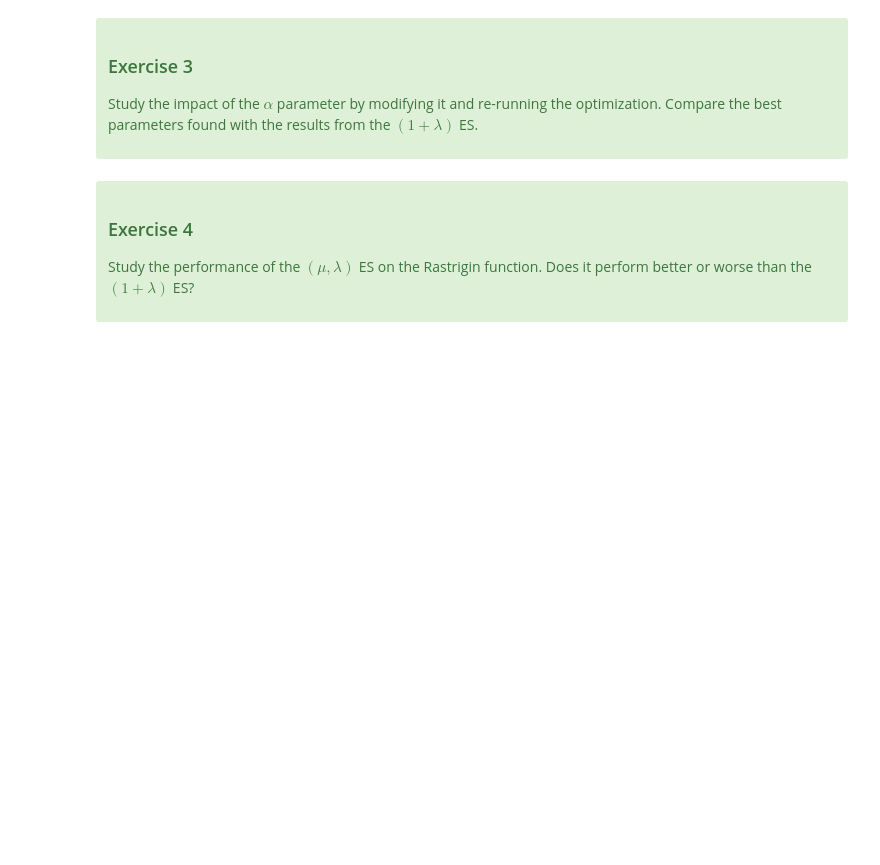
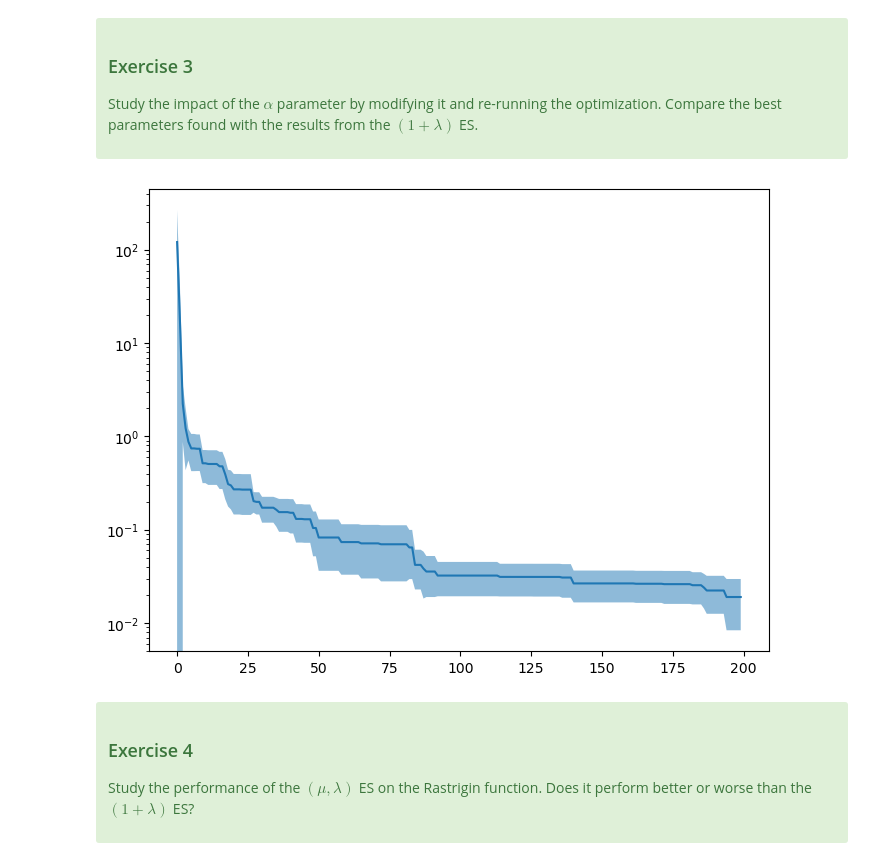
Before and after one commit to matteovacher/evolution_elective, a Jupyter notebook: strategies/evolutionary_strategies.ipynb, the cells around one changed output. Saved outputs shown, nothing was run; the diff lists cells and outputs as text; code cells hidden in the pictures; blank space fills up the shorter version.

Commit message:
comprehension mu/lambda, mon algo n'est pas efficace mais je le comprends et c'est meme du mu/1, lambda

```diff
--- a/strategies/evolutionary_strategies.ipynb
+++ b/strategies/evolutionary_strategies.ipynb
@@ -356,6 +356,46 @@ plt.yscale('log')
 
 Study the impact of the $\alpha$ parameter by modifying it and re-running the optimization. Compare the best parameters found with the results from the $(1+\lambda)$ ES.
 </div>
+# %%
+def mu_lambda(x, fitness, gens=200, lam=10, alpha=0.1, verbose=False):
+    x_best = x
+    f_best = fitness(x)
+    fits = np.zeros(gens)
+    for g in range(gens):
+        N = np.random.normal(size=(lam, len(x)))
+        F = np.zeros(lam)
+        for i in range(lam):
+            ind = x + N[i, :]
+            F[i] = fitness(ind)
+            if F[i] < f_best:
+                f_best = F[i]
+                x_best = ind
+                if verbose:
+                    print(g, " ", f_best)
+        fits[g] = f_best
+        mu_f = np.mean(F)
+        std_f = np.std(F)
+        A = F
+        if std_f != 0:
+            A = (F - mu_f) / std_f
+        x = x - alpha * np.dot(A, N) / lam
+    return fits, x_best
+
+runs = []
+for i in range(10):
+    x = np.random.randn(2)
+    fits, _ = mu_lambda(x, f)
+    runs += [fits]
+runs = np.array(runs)
+runs_mean = np.mean(runs, 0)
+runs_std = np.std(runs, 0)
+
+fig = plt.figure(figsize=(8, 6))
+plt.fill_between(range(len(runs[0])), runs_mean+0.5*runs_std, runs_mean-0.5*runs_std, alpha=0.5)
+plt.plot(range(len(runs[0])), runs_mean)
+plt.yscale('log')
+# %% [output]
+[figure, added]
 # %% [markdown]
 <div class="alert alert-success">
     <h3>Exercise 4</h3>
```
Also changed, not shown: parts of 5 cells of this notebook.
